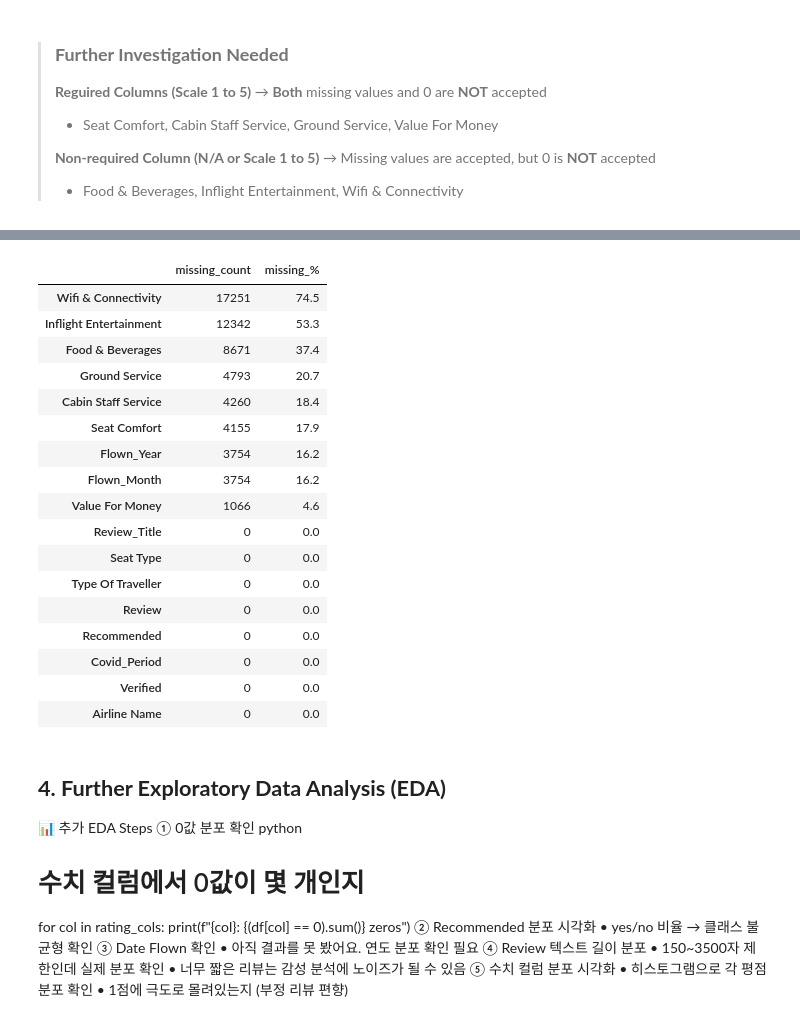
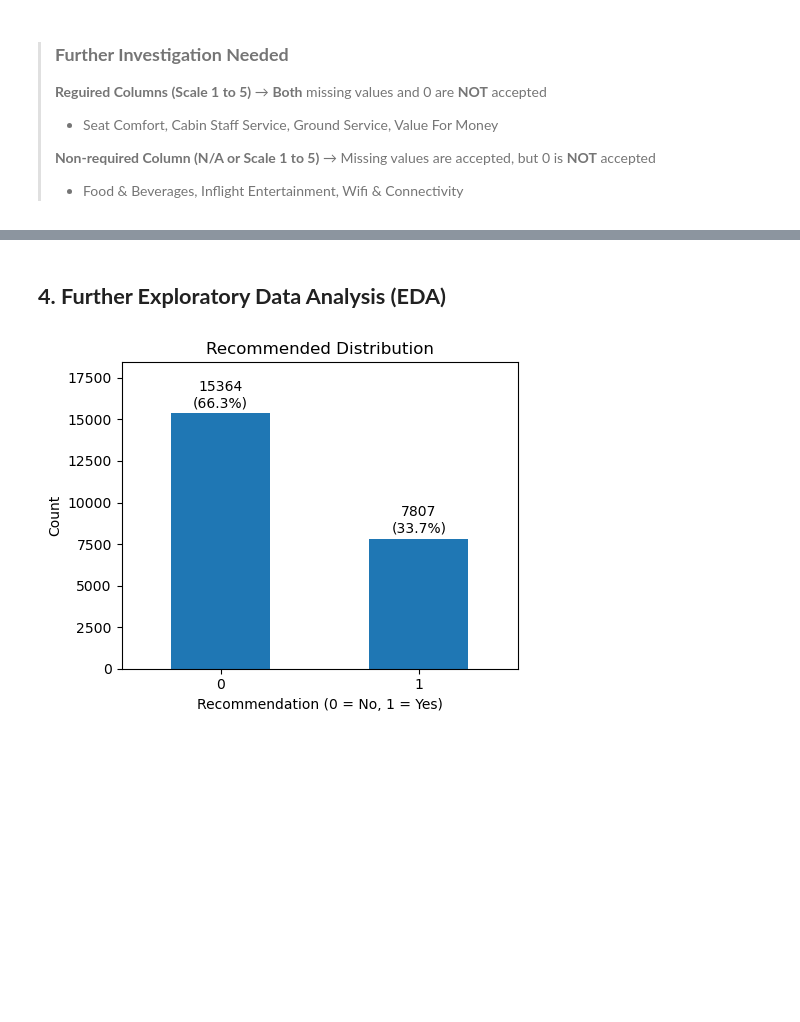
Before and after one commit to MonicaJang/Airline-Review-Sentiment-Classifier, a Jupyter notebook: 2_src/01_eda_cleaning.ipynb, the cells around one changed output, grey strips where cells are left out. Drawn from its saved outputs; the diff is of its cells as text; code cells hidden in the pictures; blank space fills up the shorter version.

```diff
--- a/2_src/01_eda_cleaning.ipynb
+++ b/2_src/01_eda_cleaning.ipynb
@@ -401,55 +401,38 @@ Covid_Period
 Name: count, dtype: int64
 # %%
-# 3.3 Data Type Change
+# 3.4 Feature Creation & Change
 
 # Recommended: yes → 1, no → 0
 df['Recommended'] = df['Recommended'].map({'yes': 1, 'no': 0})
 
-# Date Flown
-df['Flown_Year'] = df['Date Flown'].dt.year.astype('Int64')
-df['Flown_Month'] = df['Date Flown'].dt.month.astype('Int64')
-df = df.drop(columns=["Date Flown"])
+# Covid Feature Creation: missing → covid_period = 0 (cannot determine, treated as non-COVID)
+df['Date Flown'] = pd.to_datetime(df['Date Flown'], format='%B %Y', errors='coerce')
+df['Covid_Period'] = df['Date Flown'].dt.year.isin([2020, 2021, 2022]).astype(int)
+df = df.drop(columns=['Date Flown'])
 
-# Verify
-missing = df.isnull().sum()
-missing_pct = (df.isnull().sum() / len(df) * 100).round(1)
-missing_df = pd.DataFrame({'missing_count': missing, 'missing_%': missing_pct})
-missing_df.sort_values('missing_%', ascending=False)
+# Review Length Creation
+df['review_length'] = df['Review'].str.len()
-# %% [output]
-|  | missing_count | missing_% |
-| Wifi & Connectivity | 17251 | 74.5 |
-| Inflight Entertainment | 12342 | 53.3 |
-| Food & Beverages | 8671 | 37.4 |
-| Ground Service | 4793 | 20.7 |
-| Cabin Staff Service | 4260 | 18.4 |
-| Seat Comfort | 4155 | 17.9 |
-| Flown_Year | 3754 | 16.2 |
-| Flown_Month | 3754 | 16.2 |
-| Value For Money | 1066 | 4.6 |
-| Review_Title | 0 | 0.0 |
-| Seat Type | 0 | 0.0 |
-| Type Of Traveller | 0 | 0.0 |
-| Review | 0 | 0.0 |
-| Recommended | 0 | 0.0 |
-| Covid_Period | 0 | 0.0 |
-| Verified | 0 | 0.0 |
-| Airline Name | 0 | 0.0 |
-# %% [markdown]
-## **4. Further Exploratory Data Analysis (EDA)**
-
-📊 추가 EDA Steps
-① 0값 분포 확인
-python
-# 수치 컬럼에서 0값이 몇 개인지
-for col in rating_cols:
-    print(f"{col}: {(df[col] == 0).sum()} zeros")
-② Recommended 분포 시각화
-•	yes/no 비율 → 클래스 불균형 확인
-③ Date Flown 확인
-•	아직 결과를 못 봤어요. 연도 분포 확인 필요
-④ Review 텍스트 길이 분포
-•	150~3500자 제한인데 실제 분포 확인
-•	너무 짧은 리뷰는 감성 분석에 노이즈가 될 수 있음
-⑤ 수치 컬럼 분포 시각화
-•	히스토그램으로 각 평점 분포 확인
-•	1점에 극도로 몰려있는지 (부정 리뷰 편향)
+# %% [markdown]
+## **4. Further Exploratory Data Analysis (EDA)**
+# %%
+# 4.1 Recommended Distribution (Target Variable)
+
+import matplotlib.pyplot as plt
+import seaborn as sns
+
+ax = df['Recommended'].value_counts().sort_index().plot(kind='bar', figsize=(5, 4))
+
+for p in ax.patches:
+    ax.annotate(f"{p.get_height()}\n({p.get_height()/len(df)*100:.1f}%)",
+                (p.get_x() + p.get_width()/2, p.get_height() + 200),
+                ha='center', va='bottom')
+
+plt.title('Recommended Distribution')
+plt.xlabel('Recommendation (0 = No, 1 = Yes)')
+plt.ylabel('Count')
+plt.ylim(0, max(df['Recommended'].value_counts()) * 1.2)
+plt.xticks(rotation=0)
+plt.tight_layout()
+plt.show()
+# %% [output]
+[figure, added]
```
Also changed, not shown: parts of 15 cells of this notebook.
